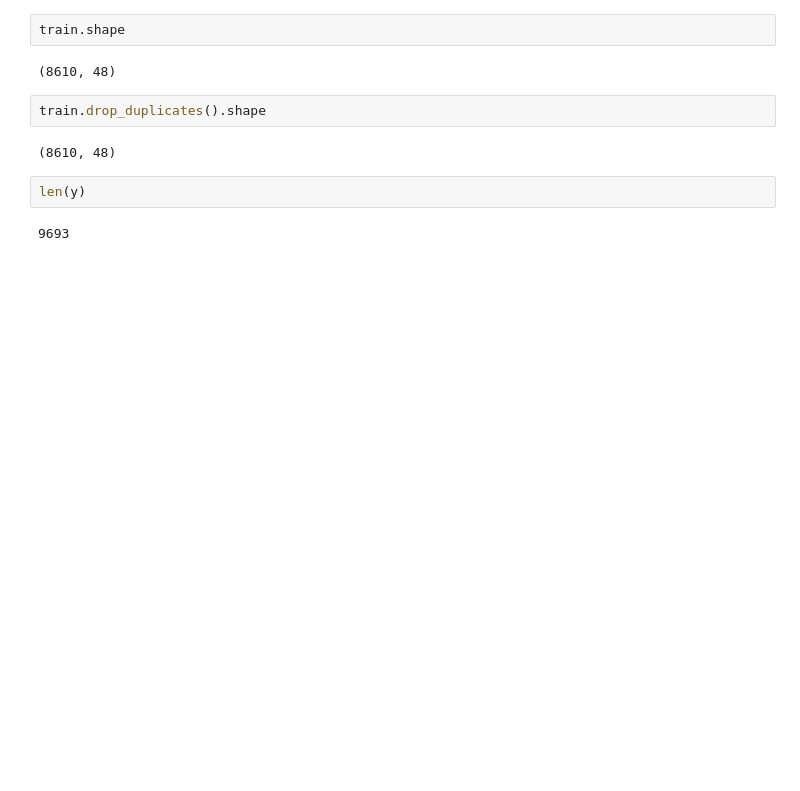
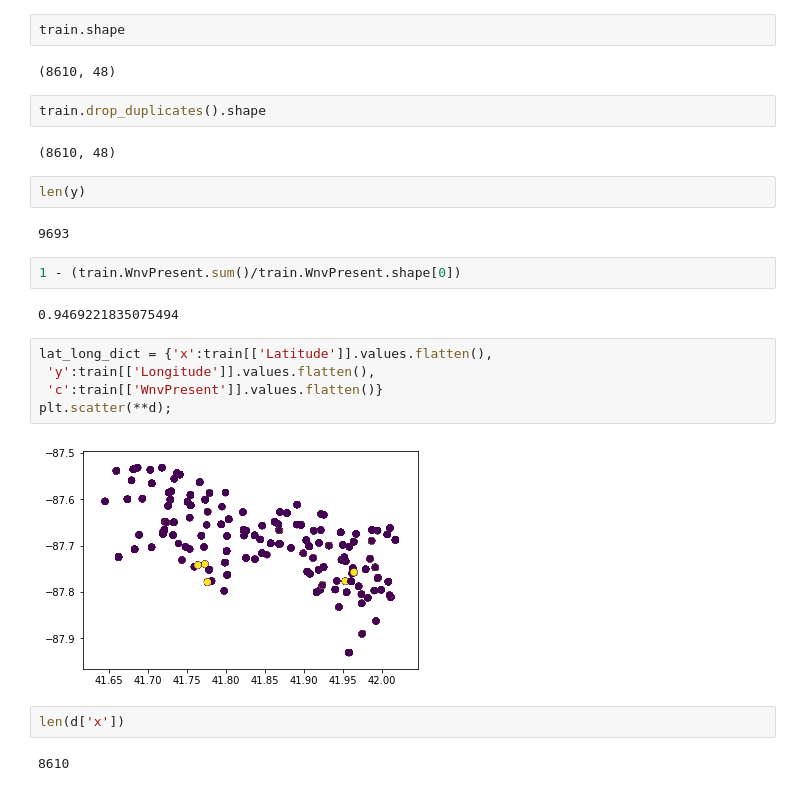
Before and after one commit to blane07/west-nile-chicago, a Jupyter notebook: working/Evan.ipynb, the cells around one changed output. Drawn from its saved outputs; the diff is of its cells as text; blank space fills up the shorter version.

```diff
--- a/working/Evan.ipynb
+++ b/working/Evan.ipynb
@@ -265,3 +266,18 @@ train.drop_duplicates().shape
 len(y)
 # %% [output]
 9693
+# %%
+1 - (train.WnvPresent.sum()/train.WnvPresent.shape[0])
+# %% [output]
+0.9469221835075494
+# %%
+lat_long_dict = {'x':train[['Latitude']].values.flatten(),
+ 'y':train[['Longitude']].values.flatten(),
+ 'c':train[['WnvPresent']].values.flatten()}
+plt.scatter(**d);
+# %% [output]
+[figure, added]
+# %%
+len(d['x'])
+# %% [output]
+8610
```
Also changed, not shown: parts of 1 cell of this notebook.
